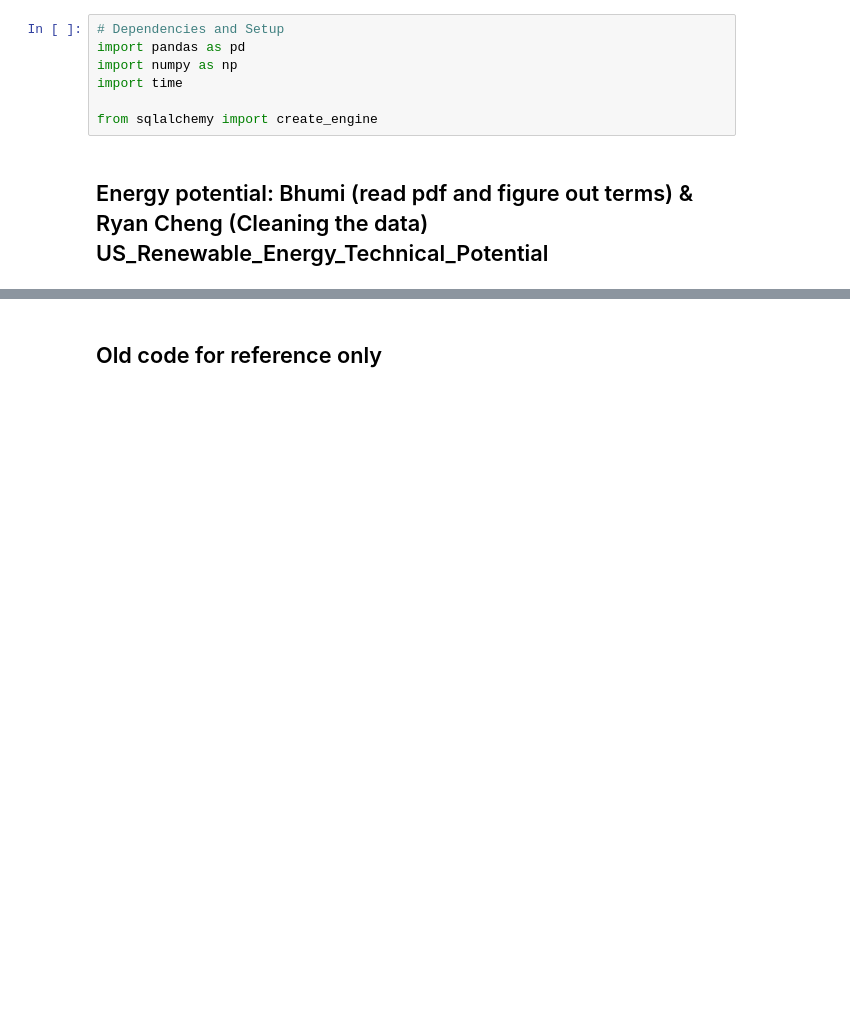
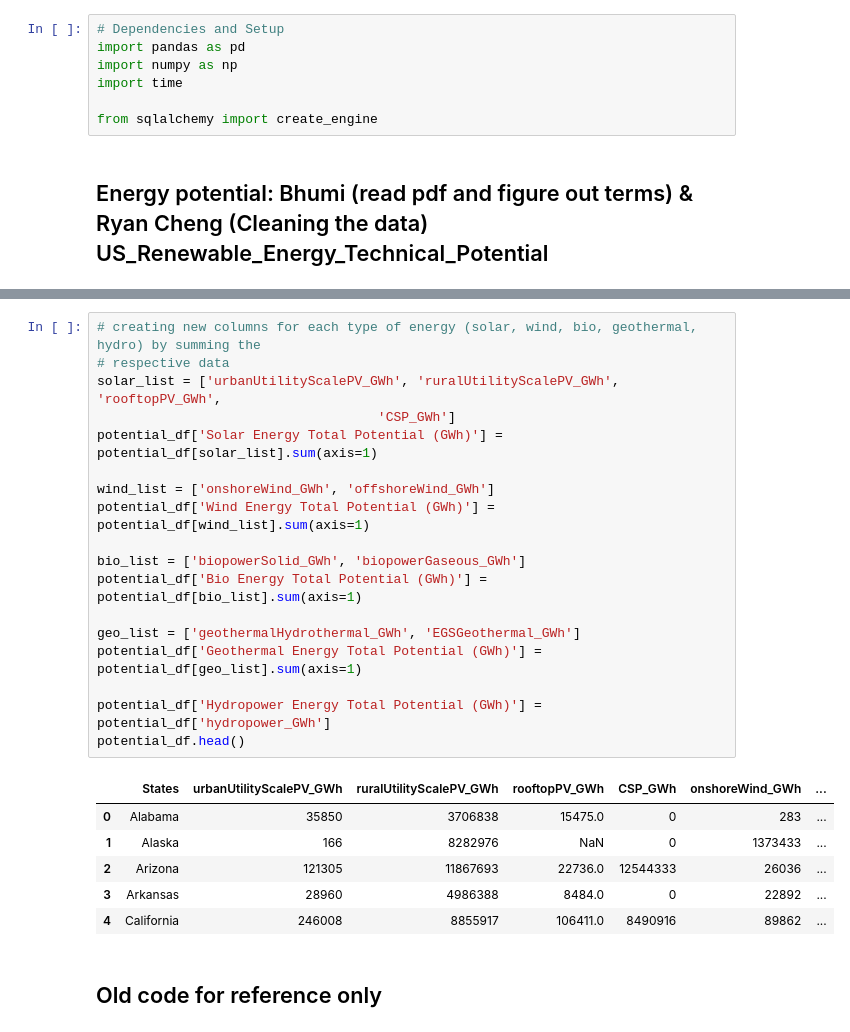
Before and after one commit to ailiushin/group5_project3, a Jupyter notebook: Renewable_Energy.ipynb, the cells around one changed output, grey strips where cells are left out. Cells and saved outputs as stored; diff of their text form; blank space fills up the shorter version.

```diff
--- a/Renewable_Energy.ipynb
+++ b/Renewable_Energy.ipynb
@@ -10,3 +33,28 @@ from sqlalchemy import create_engine
+# %%
+# creating new columns for each type of energy (solar, wind, bio, geothermal, hydro) by summing the
+# respective data
+solar_list = ['urbanUtilityScalePV_GWh', 'ruralUtilityScalePV_GWh', 'rooftopPV_GWh',
+                                    'CSP_GWh']
+potential_df['Solar Energy Total Potential (GWh)'] = potential_df[solar_list].sum(axis=1)
+
+wind_list = ['onshoreWind_GWh', 'offshoreWind_GWh']
+potential_df['Wind Energy Total Potential (GWh)'] = potential_df[wind_list].sum(axis=1)
+
+bio_list = ['biopowerSolid_GWh', 'biopowerGaseous_GWh']
+potential_df['Bio Energy Total Potential (GWh)'] = potential_df[bio_list].sum(axis=1)
+
+geo_list = ['geothermalHydrothermal_GWh', 'EGSGeothermal_GWh']
+potential_df['Geothermal Energy Total Potential (GWh)'] = potential_df[geo_list].sum(axis=1)
+
+potential_df['Hydropower Energy Total Potential (GWh)'] = potential_df['hydropower_GWh']
+potential_df.head()
+# %% [output]
+|  | States | urbanUtilityScalePV_GWh | ruralUtilityScalePV_GWh | rooftopPV_GWh | CSP_GWh | onshoreWind_GWh | ... |
+| 0 | Alabama | 35850 | 3706838 | 15475.0 | 0 | 283 | ... |
+| 1 | Alaska | 166 | 8282976 | NaN | 0 | 1373433 | ... |
+| 2 | Arizona | 121305 | 11867693 | 22736.0 | 12544333 | 26036 | ... |
+| 3 | Arkansas | 28960 | 4986388 | 8484.0 | 0 | 22892 | ... |
+| 4 | California | 246008 | 8855917 | 106411.0 | 8490916 | 89862 | ... |
 # %% [markdown]
 ## Old  code for reference only
 # %%
```
Also changed, not shown: parts of 3 cells of this notebook.
